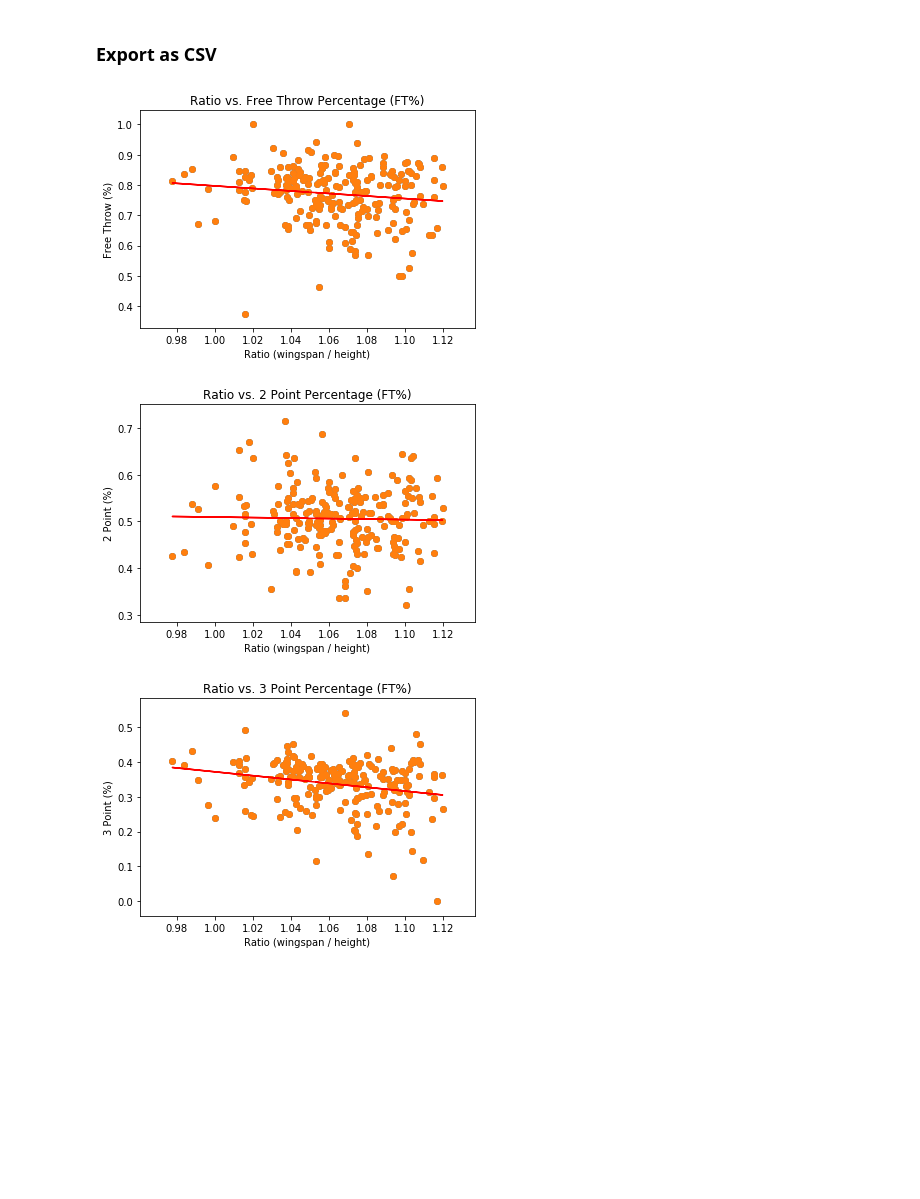
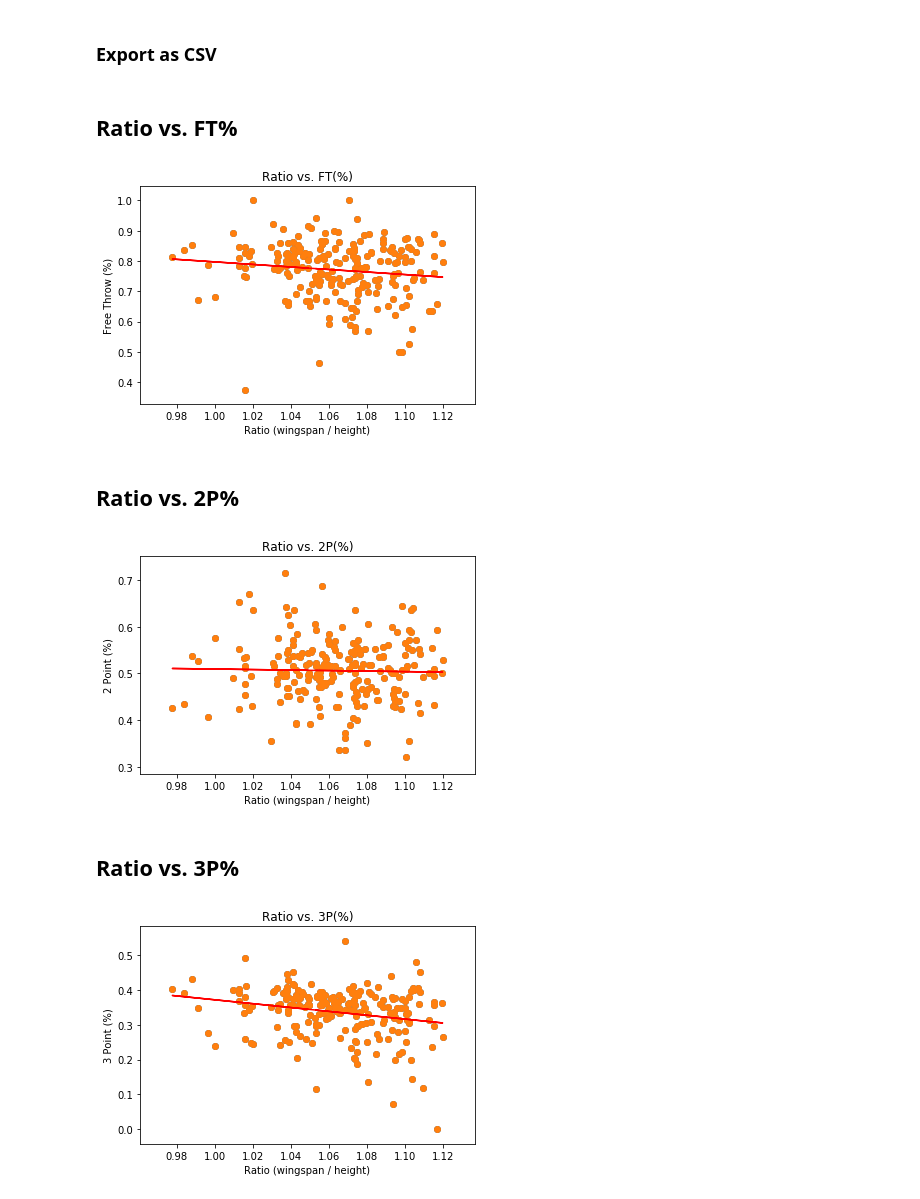
Before and after one commit to adithyav09/Group-APIs-Project, a Jupyter notebook: NBA_DATA-PH Ratio.ipynb, the cells around one changed output. Drawn from its saved outputs; the diff is of its cells as text; code cells hidden in the pictures; blank space fills up the shorter version.

```diff
--- a/NBA_DATA-PH Ratio.ipynb
+++ b/NBA_DATA-PH Ratio.ipynb
@@ -67,25 +62,27 @@ ratio_wing_over_height = []
 
 for i in range(len(wingspan_convert)):
     ratio_wing_over_height.append(wingspan_convert[i] / height_wo_shoes_convert[i])
+# %% [markdown]
+## Ratio vs. FT%
 # %%
-#scatter plots
-
 plt.scatter(ratio_wing_over_height,merged_data_df["FT%"])
 
 correlation_coefficient = st.pearsonr(ratio_wing_over_height, merged_data_df['FT%'])[0]
 (slope, intercept, r_value, p_value, standard_error) = st.linregress(ratio_wing_over_height, merged_data_df['FT%'])
 
 y = slope * np.array(ratio_wing_over_height) + intercept
 
 plt.scatter(x = ratio_wing_over_height, y = merged_data_df['FT%'])
 plt.xlabel('Ratio (wingspan / height)')
 plt.ylabel('Free Throw (%)')
-plt.title('Ratio vs. Free Throw Percentage (FT%)')
+plt.title('Ratio vs. FT(%)')
 
 plt.plot(ratio_wing_over_height, y, color = 'red')
 plt.show()
 # %% [output]
-[figure, old version]
+[figure, new version]
+# %% [markdown]
+## Ratio vs. 2P%
 # %%
 plt.scatter(ratio_wing_over_height,merged_data_df["2P%"])
 
@@ -97,12 +94,14 @@ y = slope * np.array(ratio_wing_over_height) + intercept
 plt.scatter(x = ratio_wing_over_height, y = merged_data_df['2P%'])
 plt.xlabel('Ratio (wingspan / height)')
 plt.ylabel('2 Point (%)')
-plt.title('Ratio vs. 2 Point Percentage (FT%)')
+plt.title('Ratio vs. 2P(%)')
 
 plt.plot(ratio_wing_over_height, y, color = 'red')
 plt.show()
 # %% [output]
-[figure, old version]
+[figure, new version]
+# %% [markdown]
+## Ratio vs. 3P%
 # %%
 plt.scatter(ratio_wing_over_height,merged_data_df["3P%"])
 
@@ -114,9 +113,9 @@ y = slope * np.array(ratio_wing_over_height) + intercept
 plt.scatter(x = ratio_wing_over_height, y = merged_data_df['3P%'])
 plt.xlabel('Ratio (wingspan / height)')
 plt.ylabel('3 Point (%)')
-plt.title('Ratio vs. 3 Point Percentage (FT%)')
+plt.title('Ratio vs. 3P(%)')
 
 plt.plot(ratio_wing_over_height, y, color = 'red')
 plt.show()
 # %% [output]
-[figure, old version]
+[figure, new version]
```
Also changed, not shown: parts of 3 cells of this notebook.
